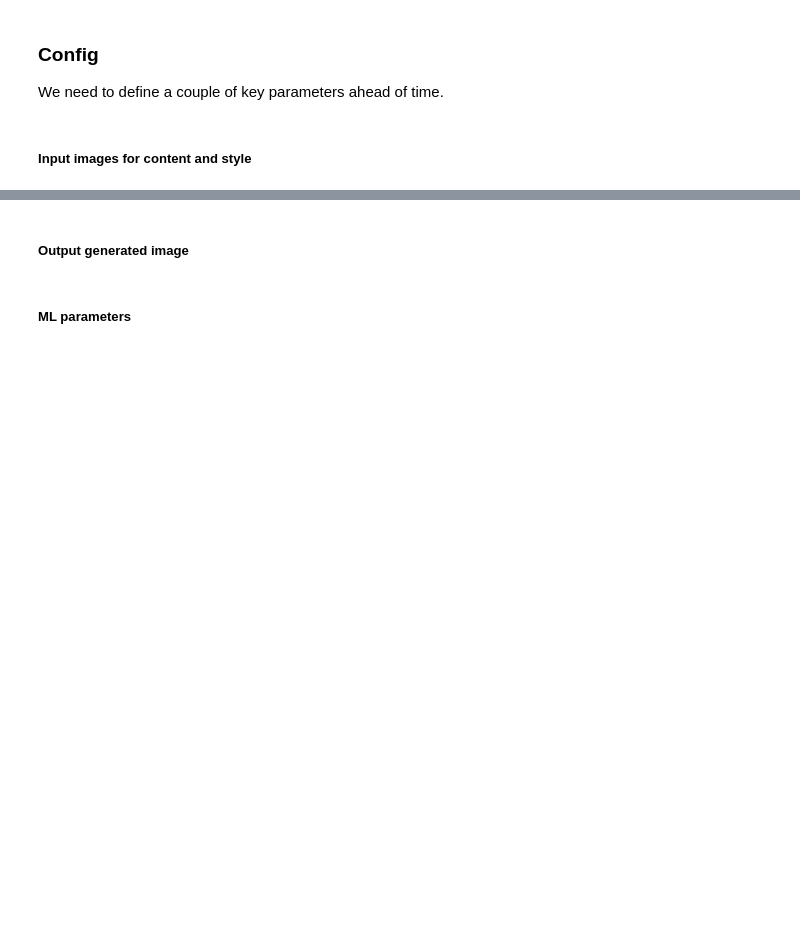
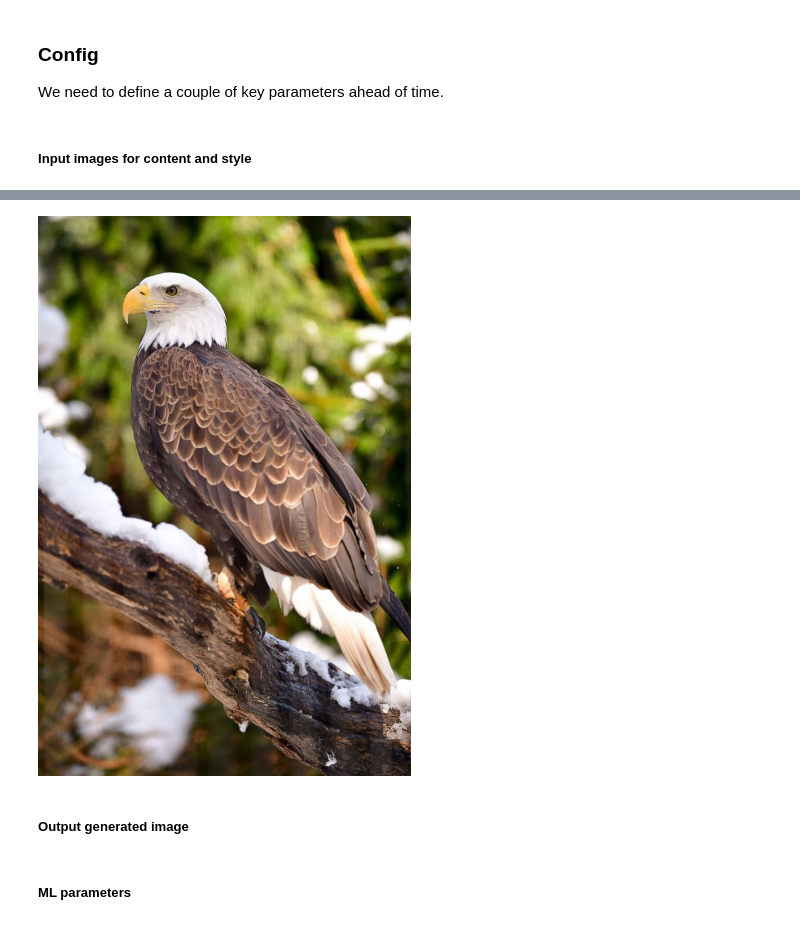
Before and after one commit to mateuszjurewicz/bornhack_ml_crashcourse, a Jupyter notebook: ML CrashCourse.ipynb, the cells around one changed output, grey strips where cells are left out. Cells and saved outputs as stored; diff of their text form; code cells hidden in the pictures; blank space fills up the shorter version.

Commit message:
Add image display functionality

```diff
--- a/ML CrashCourse.ipynb
+++ b/ML CrashCourse.ipynb
@@ -33,3 +54,7 @@ style_path = 'data/styles/style-pattern-1.jpg'
+# %%
+display(Image(content_path, width=400))
+# %% [output]
+[figure, added]
 # %%
 # path to where Vgg19 model weight is located
 vgg_weights = "data/vgg_weights/vgg19_weights_tf_dim_ordering_tf_kernels_notop.h5"
```
Also changed, not shown: parts of 10 cells of this notebook, 5 other files.
